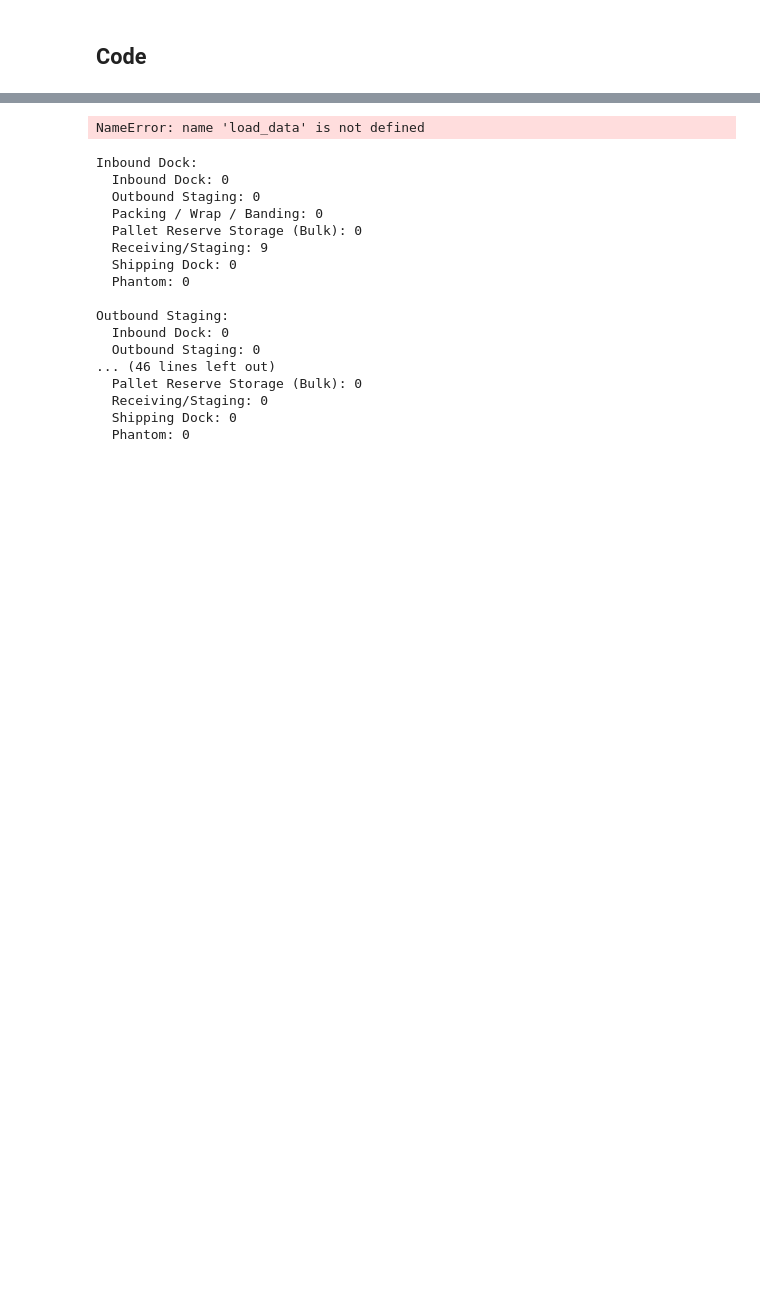
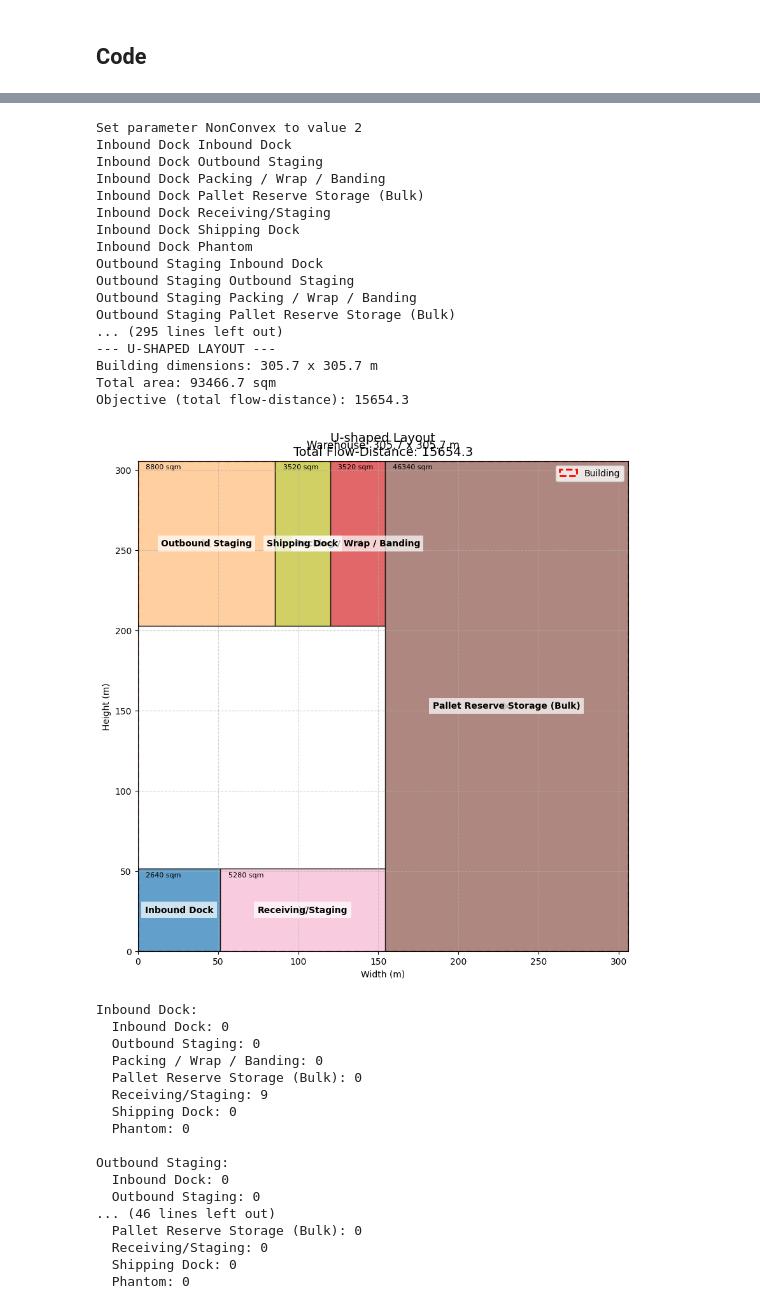
Before and after one commit to Ermling/Warehosuing_Ass_2, a Jupyter notebook: Assignment3/assignment3.ipynb, the cells around one changed output, grey strips where cells are left out. Cells and saved outputs as stored; diff of their text form; code cells hidden in the pictures; blank space fills up the shorter version.

```diff
--- a/Assignment3/assignment3.ipynb
+++ b/Assignment3/assignment3.ipynb
@@ -978,35 +978,52 @@ def solve_layout(layout_type ,total_area=total_area, selected_depts=selected_dep
             if label_text:
                 ax.text((xl + xr)/2, (yb + yt)/2, label_text, ha='center', va='center',
                         fontsize=10, fontweight='bold',
                         bbox=dict(facecolor='white', alpha=0.7, edgecolor='none'))
 
             # Add marker if not Phantom
             if show_marker:
                 ax.plot((xl + xr)/2, (yb + yt)/2, 'kx', markersize=8)
 
             # Add area text if not Phantom
             if show_area:
                 ax.text(xl + 5, yt - 5, f"{(xr - xl)*(yt - yb):.0f} sqm", fontsize=8)
 
         ax.set_xlim(0, B_width.X)
         ax.set_ylim(0, B_height.X)
         ax.set_aspect('equal')
         ax.set_title(f"{layout_type} Layout\nTotal Flow-Distance: {model.ObjVal:.1f}", fontsize=14)
         ax.grid(True, linestyle='--', alpha=0.6)
         ax.set_xlabel("Width (m)")
         ax.set_ylabel("Height (m)")
         ax.legend(loc='upper right')
         plt.show()
 
     else:
         print(f"No feasible solution for {layout_type}, status: {model.status}")
 
 # Run for all layouts
-for layout_type in [ "L-shaped""]:
+for layout_type in [ "U-shaped"]:
     selected_depts = load_data()
     solve_layout(layout_type, total_area=total_area, selected_depts=selected_depts)
 # %% [output]
-NameError: name 'load_data' is not defined
+Set parameter NonConvex to value 2
+Inbound Dock Inbound Dock
+Inbound Dock Outbound Staging
+Inbound Dock Packing / Wrap / Banding
+Inbound Dock Pallet Reserve Storage (Bulk)
+Inbound Dock Receiving/Staging
+Inbound Dock Shipping Dock
+Inbound Dock Phantom
+Outbound Staging Inbound Dock
+Outbound Staging Outbound Staging
+Outbound Staging Packing / Wrap / Banding
+Outbound Staging Pallet Reserve Storage (Bulk)
+... (295 lines left out)
+--- U-SHAPED LAYOUT ---
+Building dimensions: 305.7 x 305.7 m
+Total area: 93466.7 sqm
+Objective (total flow-distance): 15654.3
+[figure, added]
 # %%
 # Print the quantified interaction values between departments
 for dept_from in selected_depts:
```
Also changed, not shown: parts of 1 cell of this notebook.
